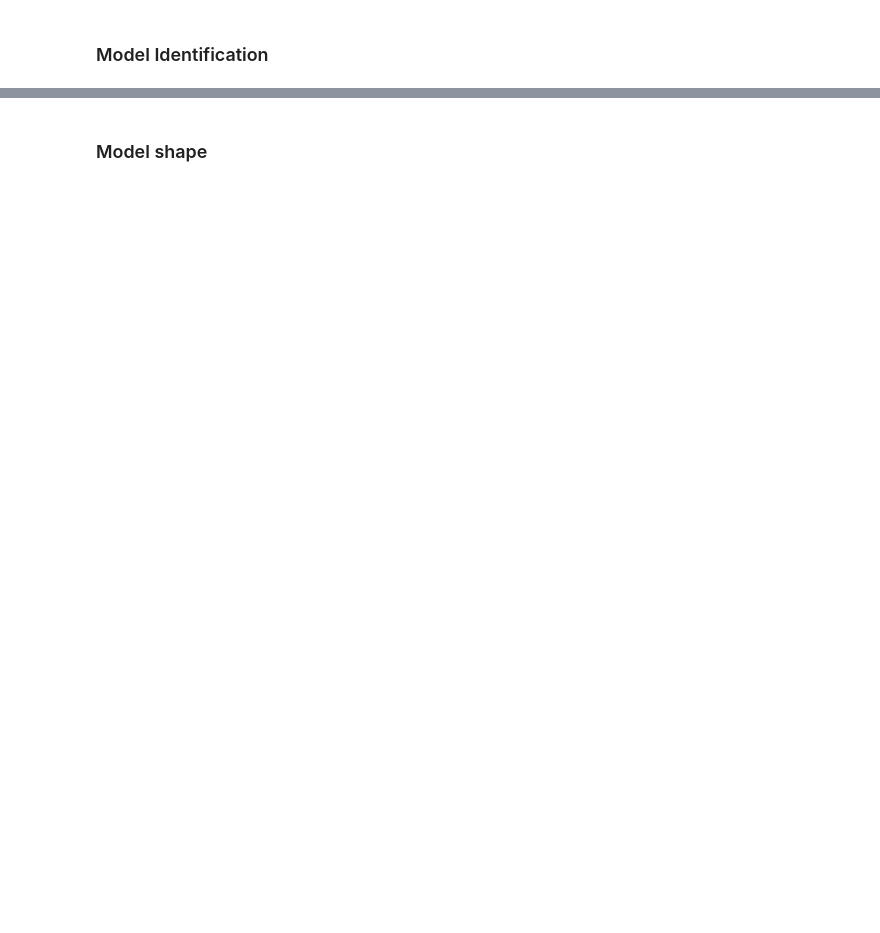
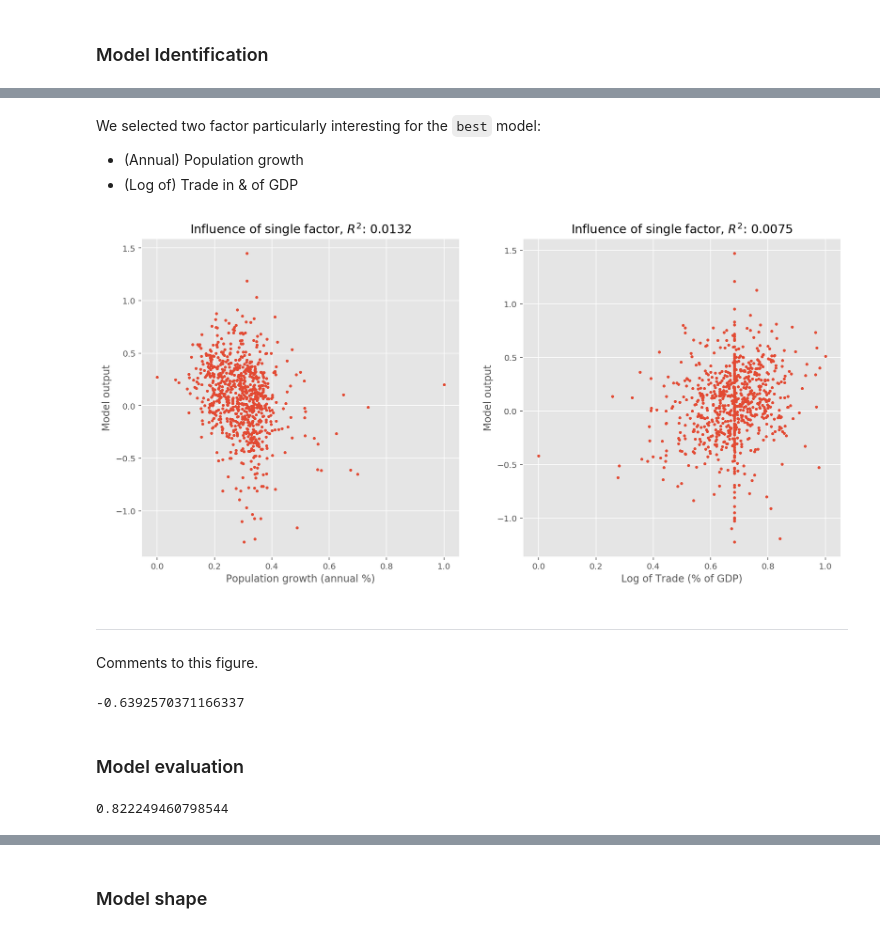
Before and after one commit to luciofaso/migration_analysis, a Jupyter notebook: EmigrationModel.ipynb, the cells around one changed output, grey strips where cells are left out. Drawn from its saved outputs; the diff is of its cells as text; code cells hidden in the pictures; blank space fills up the shorter version.

```diff
--- a/EmigrationModel.ipynb
+++ b/EmigrationModel.ipynb
@@ -73,3 +96,0 @@ X_scaled_rob = robust_scale(X_temp)
-# %%
-X = X_scaled_rob
-model_lasso.fit(X_scaled_rob,y)
@@ -92,0 +169,39 @@ model_lasso = LassoCV(0.005,max_iter=100000000)
+# %%
+def single_factor_plot (name_factor):
+    """ Plot effect of single factor on model output"""
+
+    pos_factor = np.where(input_name==name_factor)[0][0]
+    X_factor = X_scaled[:,pos_factor]
+
+    X_partial_scaled = copy.deepcopy(X_scaled)
+    X_partial_scaled[:,pos_factor] = np.mean(X_factor)
+
+    y_partial = best_lasso.predict(X_partial_scaled)
+    best_score = best_lasso.score(X_scaled, y)
+    loss_score = best_score - best_lasso.score(X_partial_scaled, y)
+    err = y - y_partial
+    plt.scatter(X_factor,err,marker='.')
+    plt.title('Influence of single factor, $R^2$: ' + str(loss_score)[0:6])
+    plt.xlabel(name_factor)
+    plt.ylabel('Model output')
+# %% [markdown]
+We selected two factor particularly interesting for the ``best`` model:
+* (Annual) Population growth
+* (Log of) Trade in & of GDP
+# %%
+plt.figure(figsize=(15,7))
+plt.subplot(121)
+single_factor_plot('Population growth (annual %)')
+plt.subplot(122)
+single_factor_plot('Log of Trade (% of GDP)')
+# %% [output]
+[figure, added]
+# %% [markdown]
+___
+Comments to this figure.
+# %%
+small_lasso.score(X_test_scaled, y_test)
+# %% [output]
+-0.6392570371166337
+# %% [markdown]
+### Model evaluation
@@ -92,0 +210,4 @@ model_lasso = LassoCV(0.005,max_iter=100000000)
+# %%
+best_lasso.score(X_test_scaled, y_test)
+# %% [output]
+0.822249460798544
```
Also changed, not shown: parts of 67 cells of this notebook.
